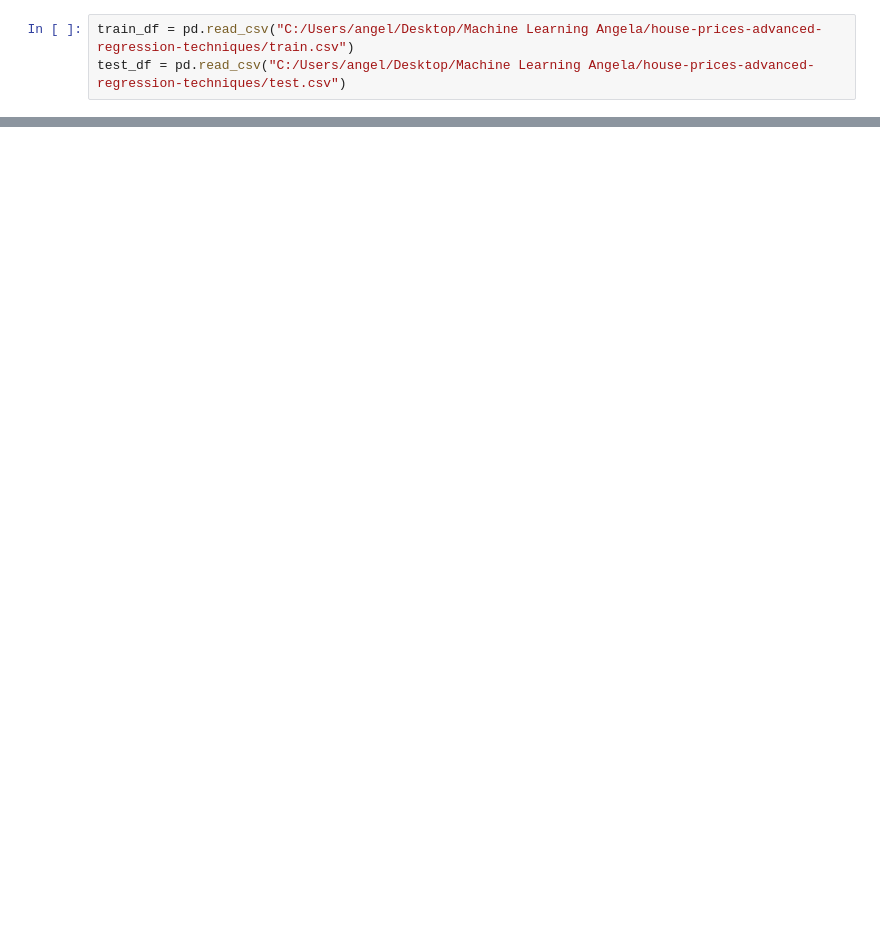
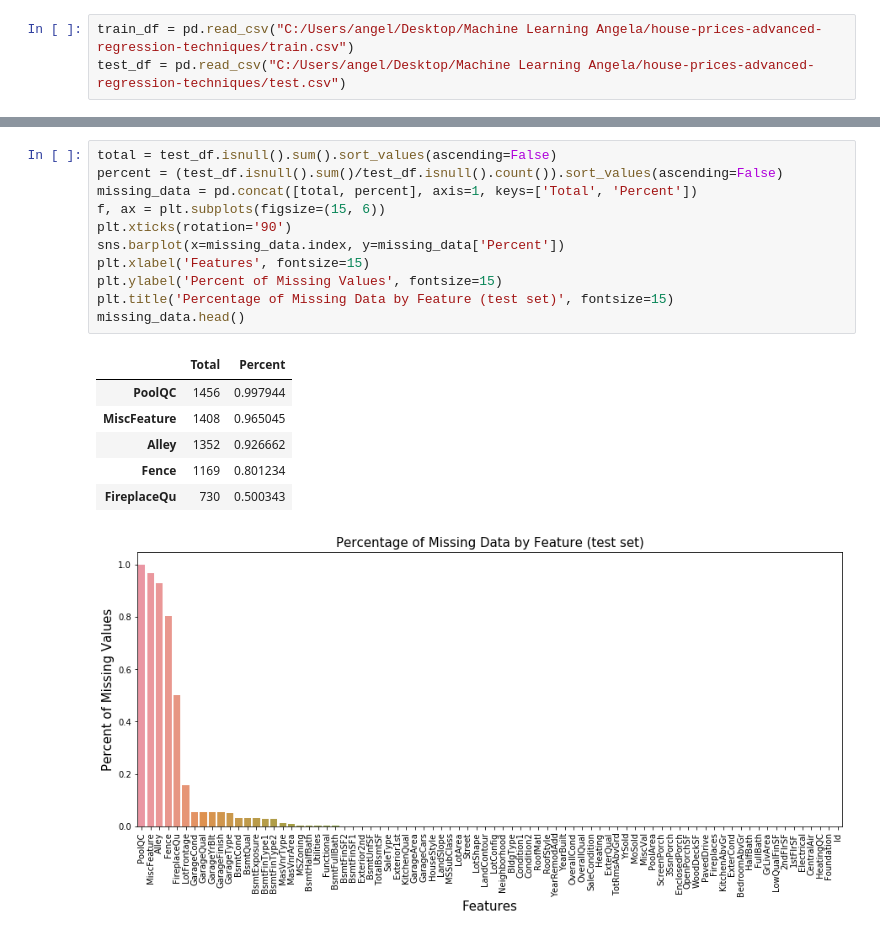
Before and after one commit to angelaiallonardi/Regression_ML_project, a Jupyter notebook: house_prices.ipynb, the cells around one changed output, grey strips where cells are left out. Cells and saved outputs as stored; diff of their text form; blank space fills up the shorter version.

```diff
--- a/house_prices.ipynb
+++ b/house_prices.ipynb
@@ -52,0 +77,19 @@ missing_data.head()
+# %%
+total = test_df.isnull().sum().sort_values(ascending=False)
+percent = (test_df.isnull().sum()/test_df.isnull().count()).sort_values(ascending=False)
+missing_data = pd.concat([total, percent], axis=1, keys=['Total', 'Percent'])
+f, ax = plt.subplots(figsize=(15, 6))
+plt.xticks(rotation='90')
+sns.barplot(x=missing_data.index, y=missing_data['Percent'])
+plt.xlabel('Features', fontsize=15)
+plt.ylabel('Percent of Missing Values', fontsize=15)
+plt.title('Percentage of Missing Data by Feature (test set)', fontsize=15)
+missing_data.head()
+# %% [output]
+|  | Total | Percent |
+| PoolQC | 1456 | 0.997944 |
+| MiscFeature | 1408 | 0.965045 |
+| Alley | 1352 | 0.926662 |
+| Fence | 1169 | 0.801234 |
+| FireplaceQu | 730 | 0.500343 |
+[figure, added]
```
Also changed, not shown: parts of 12 cells of this notebook.
